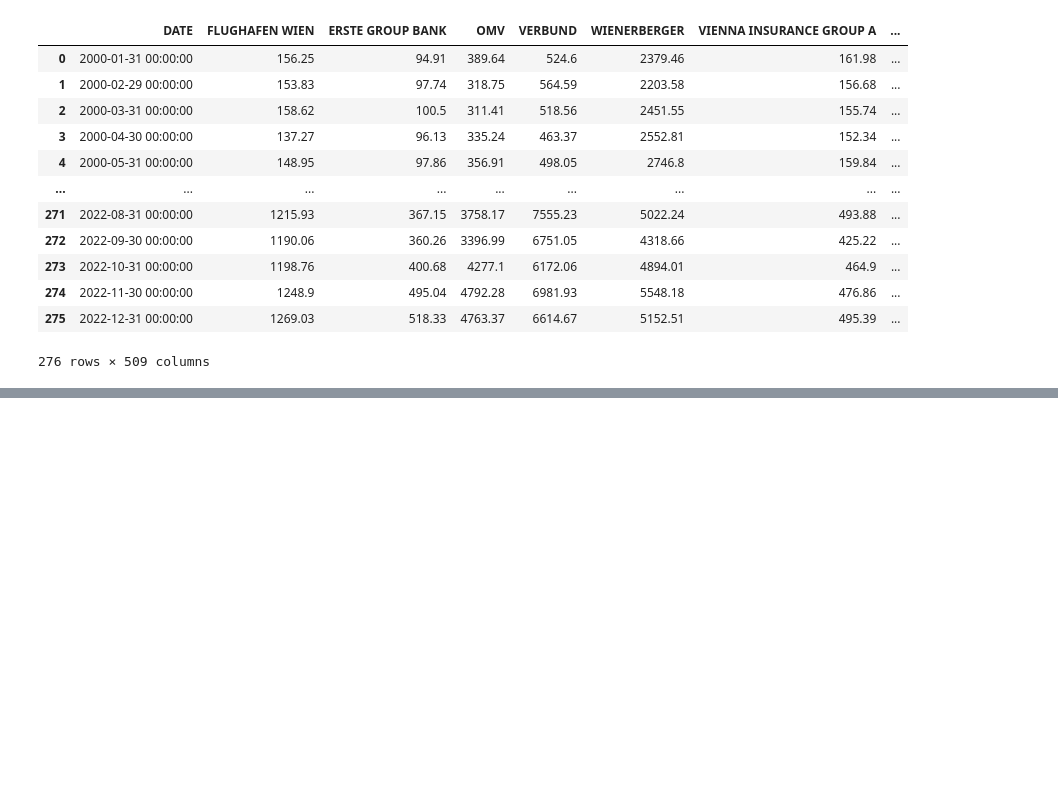
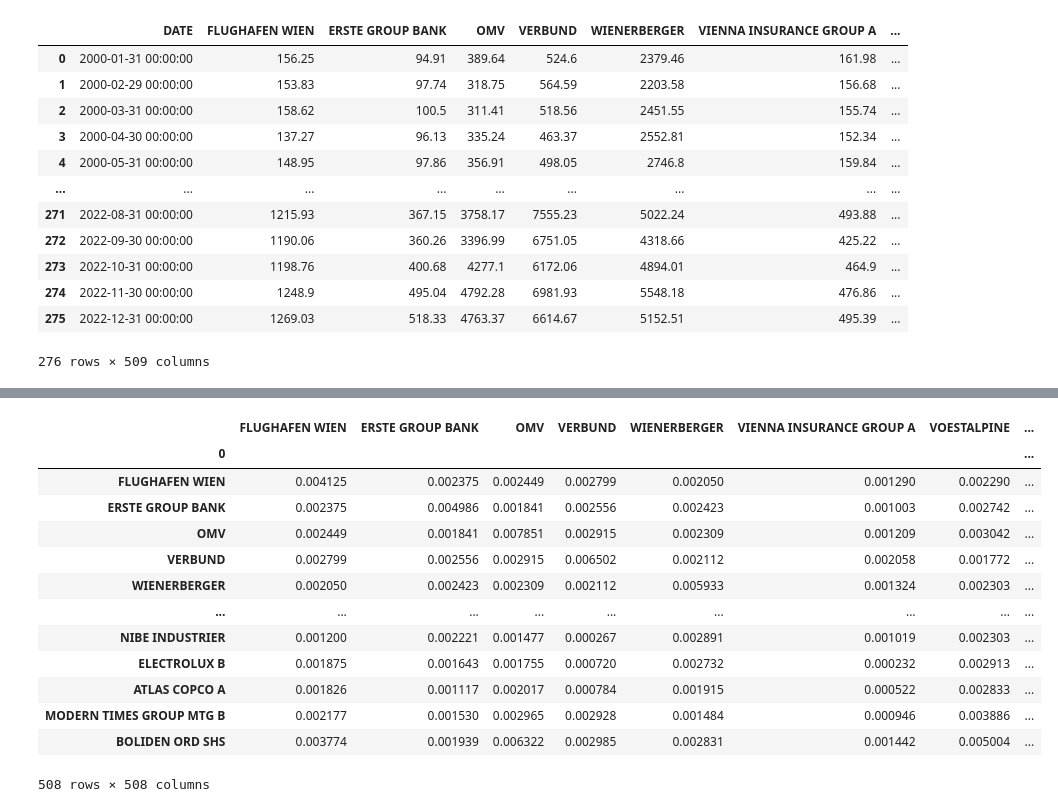
Before and after one commit to GiammarcoBozzelli/SEF, a Jupyter notebook: main.ipynb, the cells around one changed output, grey strips where cells are left out. Cells and saved outputs as stored; diff of their text form; code cells hidden in the pictures; blank space fills up the shorter version.

```diff
--- a/main.ipynb
+++ b/main.ipynb
@@ -210,3 +194,9 @@ df_transposed
 | 274 | 2022-11-30 00:00:00 | 1248.9 | 495.04 | 4792.28 | 6981.93 | 5548.18 | 476.86 | ... |
 | 275 | 2022-12-31 00:00:00 | 1269.03 | 518.33 | 4763.37 | 6614.67 | 5152.51 | 495.39 | ... |
 276 rows × 509 columns
+# %%
+
+df_transposed.iloc[:, 0] = pd.to_datetime(df_transposed.iloc[:, 0])
+
+# Change the other columns to float
+df_transposed.iloc[:, 1:] = df_transposed.iloc[:, 1:].astype(float)
@@ -214,0 +265,22 @@ exp_returns =
+# %%
+df_transposed.set_index("DATE", inplace=True)
+# %%
+window=96
+Covar=df_transposed.pct_change().rolling(window).cov()
+# %%
+Covar.loc["2008-01-31"]
+# %% [output]
+|  | FLUGHAFEN WIEN | ERSTE GROUP BANK | OMV | VERBUND | WIENERBERGER | VIENNA INSURANCE GROUP A | VOESTALPINE | ... |
+| 0 |  |  |  |  |  |  |  | ... |
+| FLUGHAFEN WIEN | 0.004125 | 0.002375 | 0.002449 | 0.002799 | 0.002050 | 0.001290 | 0.002290 | ... |
+| ERSTE GROUP BANK | 0.002375 | 0.004986 | 0.001841 | 0.002556 | 0.002423 | 0.001003 | 0.002742 | ... |
+| OMV | 0.002449 | 0.001841 | 0.007851 | 0.002915 | 0.002309 | 0.001209 | 0.003042 | ... |
+| VERBUND | 0.002799 | 0.002556 | 0.002915 | 0.006502 | 0.002112 | 0.002058 | 0.001772 | ... |
+| WIENERBERGER | 0.002050 | 0.002423 | 0.002309 | 0.002112 | 0.005933 | 0.001324 | 0.002303 | ... |
+| ... | ... | ... | ... | ... | ... | ... | ... | ... |
+| NIBE INDUSTRIER | 0.001200 | 0.002221 | 0.001477 | 0.000267 | 0.002891 | 0.001019 | 0.002303 | ... |
+| ELECTROLUX B | 0.001875 | 0.001643 | 0.001755 | 0.000720 | 0.002732 | 0.000232 | 0.002913 | ... |
+| ATLAS COPCO A | 0.001826 | 0.001117 | 0.002017 | 0.000784 | 0.001915 | 0.000522 | 0.002833 | ... |
+| MODERN TIMES GROUP MTG B | 0.002177 | 0.001530 | 0.002965 | 0.002928 | 0.001484 | 0.000946 | 0.003886 | ... |
+| BOLIDEN ORD SHS | 0.003774 | 0.001939 | 0.006322 | 0.002985 | 0.002831 | 0.001442 | 0.005004 | ... |
+508 rows × 508 columns
```
Also changed, not shown: parts of 8 cells of this notebook.
